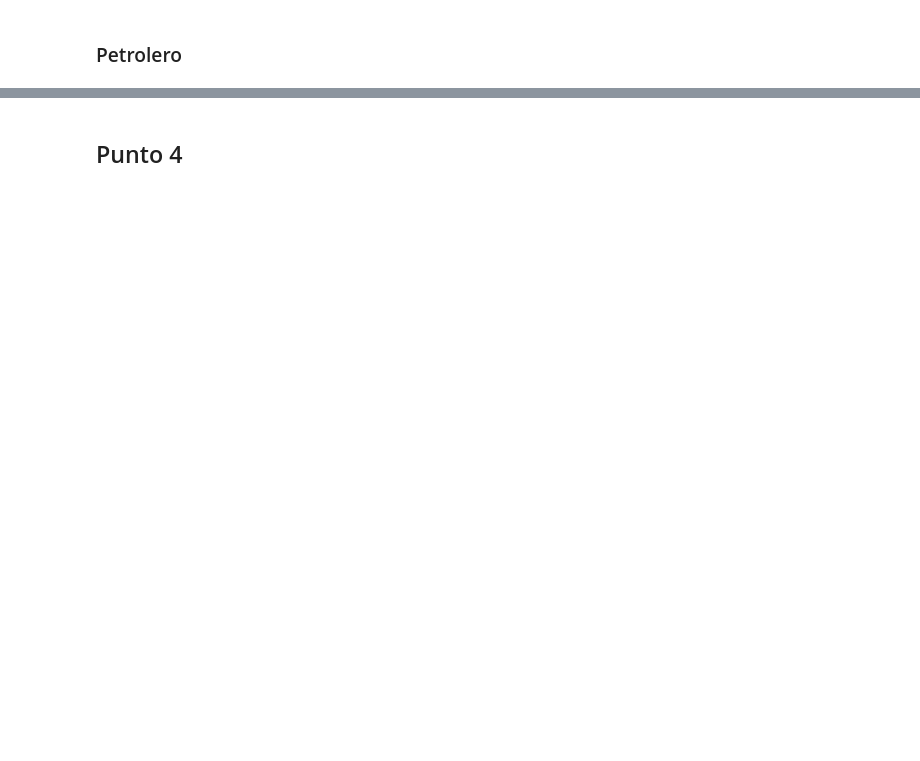
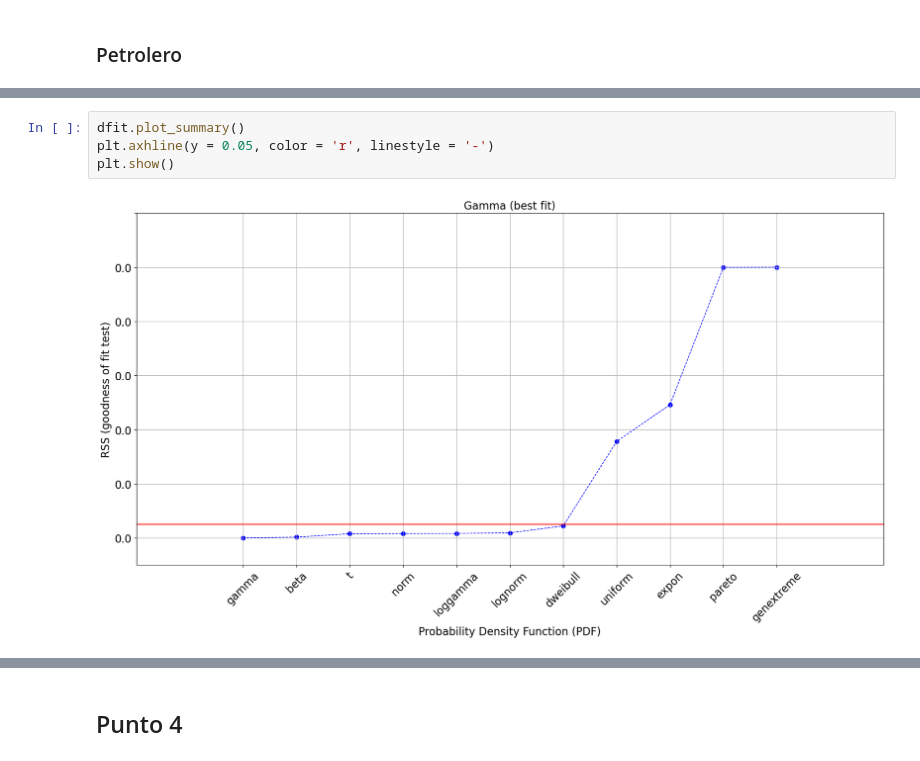
Before and after one commit to davidsmoreno/Analytics, a Jupyter notebook: Modelaje y Mejora De Procesos/Modulo Simulacion/Tarea4/Tarea_4.ipynb, the cells around one changed output, grey strips where cells are left out. Saved outputs shown, nothing was run; the diff lists cells and outputs as text; blank space fills up the shorter version.

```diff
--- a/Modelaje y Mejora De Procesos/Modulo Simulacion/Tarea4/Tarea_4.ipynb
+++ b/Modelaje y Mejora De Procesos/Modulo Simulacion/Tarea4/Tarea_4.ipynb
@@ -301,0 +293,6 @@ Name: 0.9, dtype: float64
+# %%
+dfit.plot_summary()
+plt.axhline(y = 0.05, color = 'r', linestyle = '-')
+plt.show()
+# %% [output]
+[figure, added]
```
Also changed, not shown: parts of 27 cells of this notebook, 14 other files.
